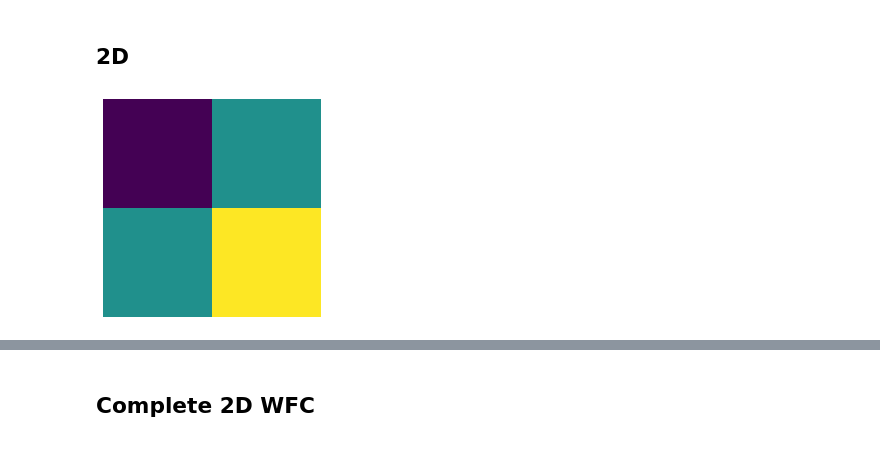
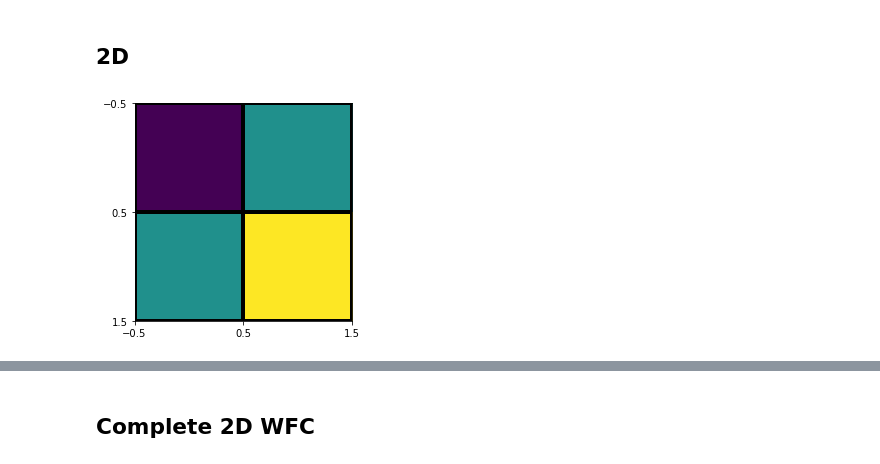
Before and after one commit to flpeters/TextureSynthesis, a Jupyter notebook: 00_Main.ipynb, the cells around one changed output, grey strips where cells are left out. Cells and saved outputs as stored; diff of their text form; code cells hidden in the pictures.

Commit message:
Add code for splitting an existing image into tiles | add support for gridlines when showing an image

```diff
--- a/00_Main.ipynb
+++ b/00_Main.ipynb
@@ -516,14 +516,23 @@ AllLines
 # TODO: Construct image from sub-image tiles
 # TODO: Try loading tiles from somewhere and infering rules
 # %%
-def show_image(Image):
+def show_image(Image, GridLines:int=0, LineColor:str='black'):
+    "GridLines is the number of pixels between each gridline in the X and Y direction.\n"\
+    "Setting GridLines to 0 turns off the grid and axis.\n"\
+    "LineColor is the color of the gridlines. Only used if GridLines is > 0."
     %matplotlib inline
-    plt.axis('off')
+    plt.figure()
     plt.imshow(Image)
+    if not GridLines:
+        plt.axis('off')
+    else:
+        plt.xticks(np.arange(-.5, Image.shape[1], GridLines))
+        plt.yticks(np.arange(-.5, Image.shape[0], GridLines))
+        plt.grid(color=LineColor, linewidth=4)
-# %%
-show_image([[1, 2], [2, 3]])
-# %% [output]
-[figure, removed]
+# %%
+show_image(np.array([[1, 2], [2, 3]]), GridLines=1)
+# %% [output]
+[figure, added]
 # %%
 def animate_images(Images):
     %matplotlib notebook
```
Also changed, not shown: parts of 77 cells of this notebook, 5 other files.
